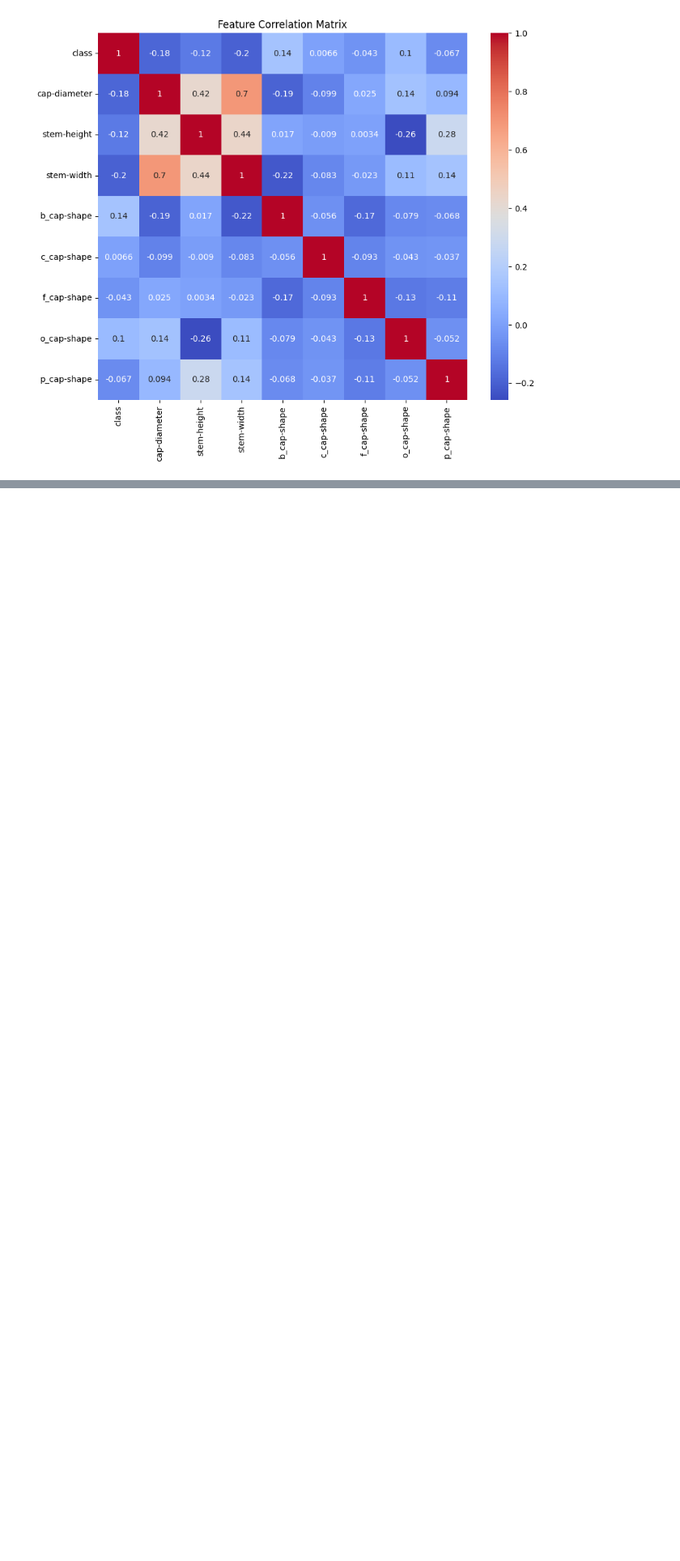
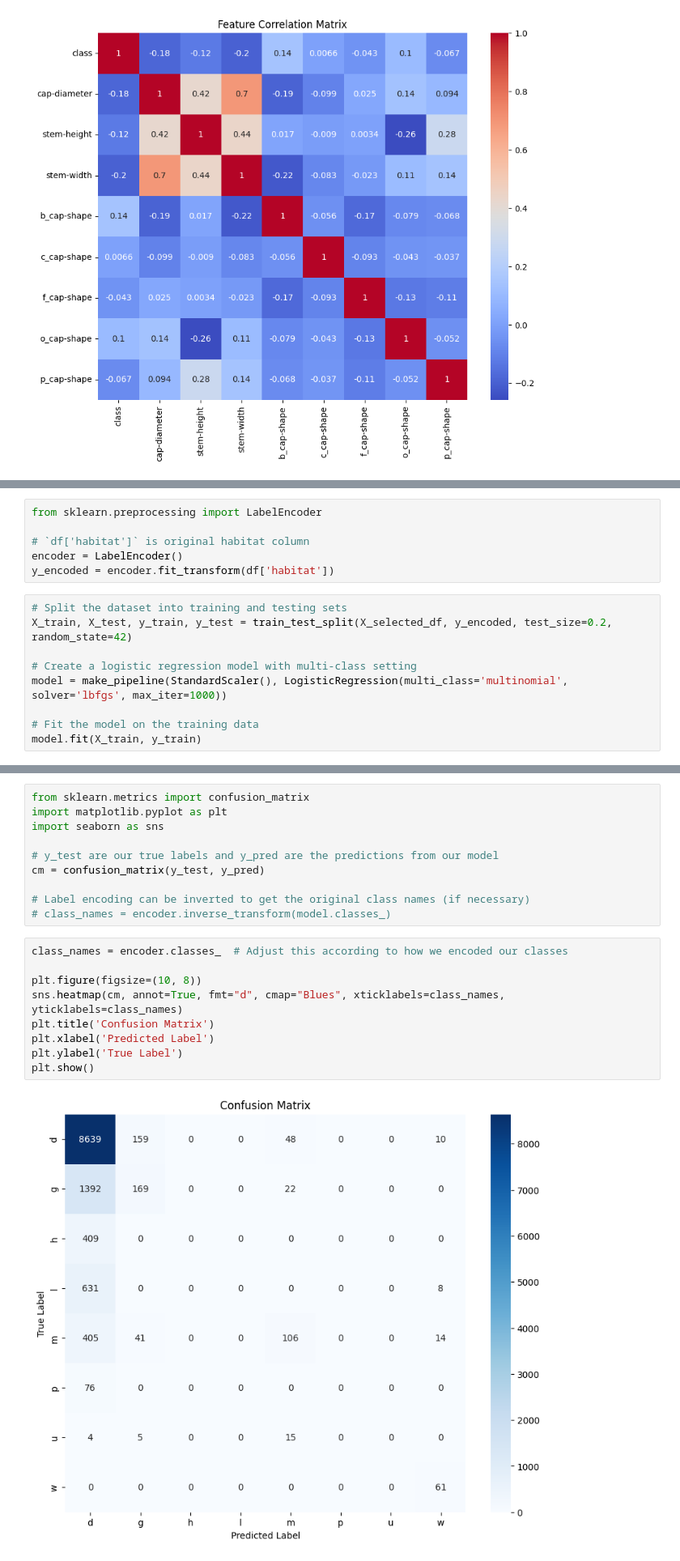
Before and after one commit to arnavkamra14/CSE151A_MushroomAnalysis, a Jupyter notebook: Preprocessing_Group_151A.ipynb, the cells around one changed output, grey strips where cells are left out. Shown at 81% size. Saved outputs shown, nothing was run; the diff lists cells and outputs as text; blank space fills up the shorter version.

Commit message:
Recoded with LabelEncoder, made Logistic Regression

```diff
--- a/Preprocessing_Group_151A.ipynb
+++ b/Preprocessing_Group_151A.ipynb
@@ -288,0 +298,15 @@ plt.show()
+# %%
+from sklearn.preprocessing import LabelEncoder
+
+# `df['habitat']` is original habitat column
+encoder = LabelEncoder()
+y_encoded = encoder.fit_transform(df['habitat'])
+# %%
+# Split the dataset into training and testing sets
+X_train, X_test, y_train, y_test = train_test_split(X_selected_df, y_encoded, test_size=0.2, random_state=42)
+
+# Create a logistic regression model with multi-class setting
+model = make_pipeline(StandardScaler(), LogisticRegression(multi_class='multinomial', solver='lbfgs', max_iter=1000))
+
+# Fit the model on the training data
+model.fit(X_train, y_train)
@@ -288,0 +354,21 @@ plt.show()
+# %%
+from sklearn.metrics import confusion_matrix
+import matplotlib.pyplot as plt
+import seaborn as sns
+
+# y_test are our true labels and y_pred are the predictions from our model
+cm = confusion_matrix(y_test, y_pred)
+
+# Label encoding can be inverted to get the original class names (if necessary)
+# class_names = encoder.inverse_transform(model.classes_)
+# %%
+class_names = encoder.classes_  # Adjust this according to how we encoded our classes
+
+plt.figure(figsize=(10, 8))
+sns.heatmap(cm, annot=True, fmt="d", cmap="Blues", xticklabels=class_names, yticklabels=class_names)
+plt.title('Confusion Matrix')
+plt.xlabel('Predicted Label')
+plt.ylabel('True Label')
+plt.show()
+# %% [output]
+[figure, added]
```
Also changed, not shown: parts of 6 cells of this notebook.
